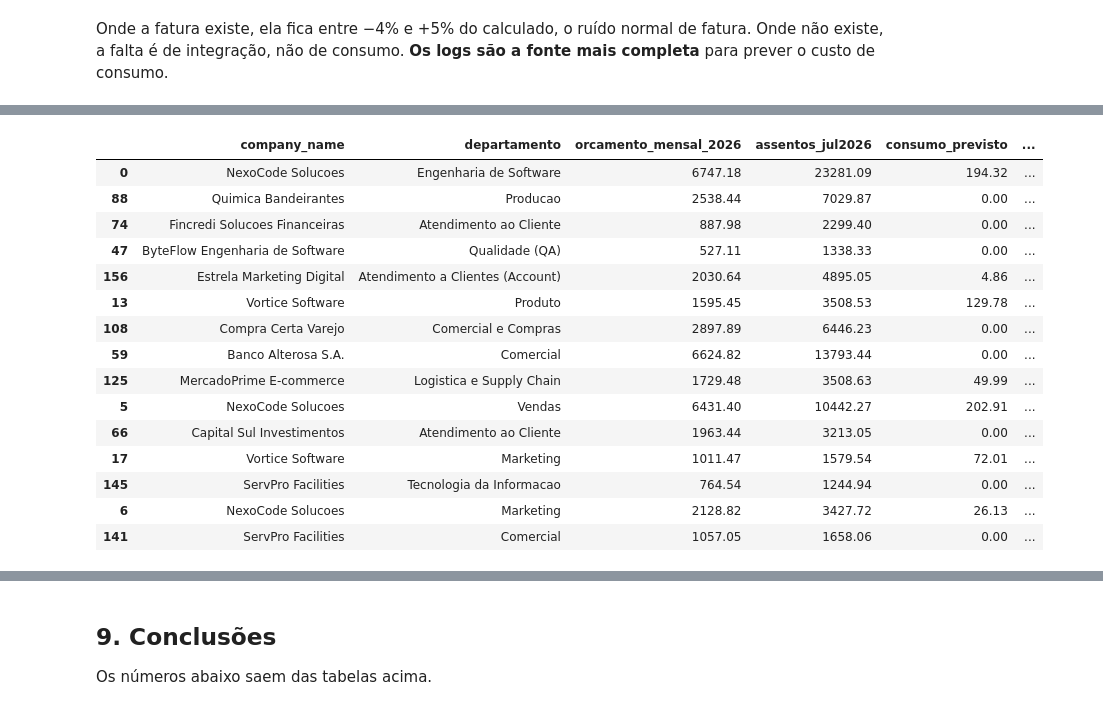
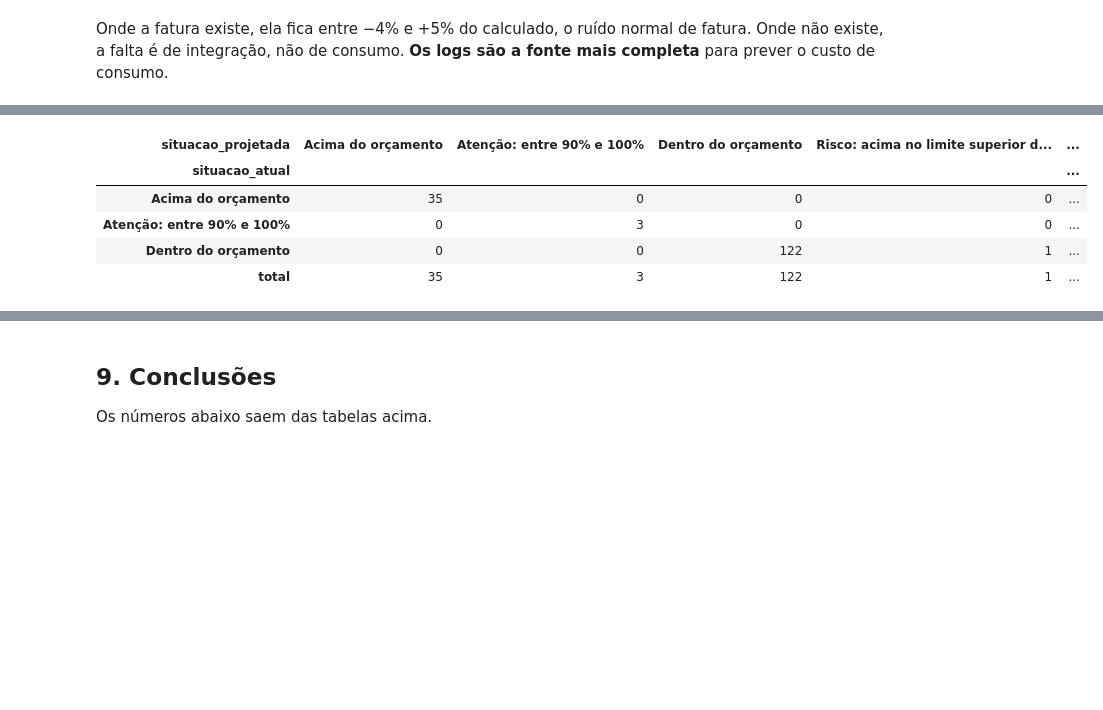
Before and after one commit to ricardojmatteo/DAMA, a Jupyter notebook: Deliverable2/08_Analise_Preditiva/previsao_demanda_custo.ipynb, the cells around one changed output, grey strips where cells are left out. Saved outputs shown, nothing was run; the diff lists cells and outputs as text; code cells hidden in the pictures; blank space fills up the shorter version.

```diff
--- a/Deliverable2/08_Analise_Preditiva/previsao_demanda_custo.ipynb
+++ b/Deliverable2/08_Analise_Preditiva/previsao_demanda_custo.ipynb
@@ -321,13 +486,0 @@ O erro agregado pode esconder empresas mal previstas. A tabela abaixo mostra o W
-# %%
-ESCOLHIDO = tabela_val.index[0]
-print('Modelo escolhido (menor WAPE no backtest):', ESCOLHIDO)
-sel = bt_dem[bt_dem.metodo == ESCOLHIDO]
-wape = lambda g: (g.previsto - g.real).abs().sum() / g.real.sum()
-por_empresa = sel.groupby('empresa').apply(wape, include_groups=False).rename('WAPE').to_frame().join(comp.set_index('company_id').company_name)
-ing = bt_dem[bt_dem.metodo == 'Ingênuo'].groupby('empresa').apply(wape, include_groups=False).rename('WAPE ingênuo')
-por_empresa = por_empresa.join(ing).sort_values('WAPE')
-por_mes = pd.concat({ESCOLHIDO: sel.groupby('mes').apply(wape, include_groups=False),
-                     'Ingênuo': bt_dem[bt_dem.metodo == 'Ingênuo'].groupby('mes').apply(wape, include_groups=False)}, axis=1)
-por_empresa.to_csv(SAIDA / 'erro_por_empresa.csv'); por_mes.to_csv(SAIDA / 'erro_por_mes.csv')
-display(por_empresa.round(3))
-por_mes.round(3).T
@@ -513,6 +910,5 @@ geral_tok.round(3)
 # %%
-METODO_TOK = geral_tok.index[0]
-prev_tok, _ = prever_futuro(tokens, METODO_TOK)
+prev_tok, _ = prever_futuro(tokens, METODO_TOK, q_tok)
 recente = uc[uc.mes >= pd.Period('2026-05', 'M')]
 usd_por_token = (recente.groupby('company_id').custo_usd.sum() / recente.groupby('company_id').tokens.sum()).rename('usd_por_token')
 prev_tok = prev_tok.join(usd_por_token, on='empresa')
@@ -523,8 +919,10 @@ custo_hist_brl = uc.groupby(['company_id', 'mes']).custo_usd.sum().unstack().rei
 resumo_consumo = pd.DataFrame({
     'consumo_jul2026_brl': custo_hist_brl[MESES[-1]],
     'previsto_medio_ago_jan_brl': prev_tok.groupby('empresa').custo_brl_previsto.mean(),
+    'faixa_80_p10': prev_tok.groupby('empresa').custo_brl_p10.mean(),
+    'faixa_80_p90': prev_tok.groupby('empresa').custo_brl_p90.mean(),
     'previsto_jan2027_brl': prev_tok[prev_tok.mes == '2027-01'].set_index('empresa').custo_brl_previsto,
 }).dropna().join(comp.set_index('company_id').company_name)
-print('Modelo dos tokens:', METODO_TOK)
+print('Modelo dos tokens:', METODO_TOK, '| faixa de 80% dos tokens (quantis do log do erro):', q_tok.round(2).to_dict('index'))
 resumo_consumo.round(0)
 # %% [output]
@@ -556,26 +960,51 @@ O orçamento de referência é a **média mensal orçada em 2026** para o centro
 # %%
 orc['mes'] = pd.PeriodIndex(orc.year.astype(str) + '-' + orc.month.astype(str).str.zfill(2), freq='M')
 orc_cc = orc[orc.mes.dt.year == 2026].groupby(['company_id', 'cost_center']).budget_amount.mean().rename('orcamento_mensal_2026')
+# 1. retrato de jul/2026: assentos faturados (BRL) e consumo observado (USD → BRL)
 assentos_cc = fat[(fat.billing_month == '2026-07') & (fat.currency == 'BRL')].groupby(['company_id', 'cost_center']).total_cost.sum().rename('assentos_jul2026')
+cons_jul = uc[uc.mes == MESES[-1]].groupby(['company_id', 'centro']).custo_usd.sum() * CAMBIO
+cons_jul = cons_jul.rename('consumo_jul2026').rename_axis(['company_id', 'cost_center'])
+# 2. componente previsto: consumo médio de ago/2026 a jan/2027, distribuído pela participação do centro em mai a jul/2026
 part = (recente.groupby(['company_id', 'centro']).custo_usd.sum() / recente.groupby('company_id').custo_usd.sum()).rename('participacao').reset_index()
-consumo_emp = prev_tok.groupby('empresa')[['custo_brl_previsto', 'custo_brl_p90']].mean()
-part = part.join(consumo_emp, on='company_id')
-part['consumo_previsto'] = part.participacao * part.custo_brl_previsto
-part['consumo_p90'] = part.participacao * part.custo_brl_p90
-consumo_cc = part[part.centro != 'SEM_CC'].rename(columns={'centro': 'cost_center'}).set_index(['company_id', 'cost_center'])[['consumo_previsto', 'consumo_p90']]
-cc = pd.concat([orc_cc, assentos_cc, consumo_cc], axis=1).fillna(0)
-cc['custo_previsto_mensal'] = cc.assentos_jul2026 + cc.consumo_previsto
-cc['uso_do_orcamento'] = cc.custo_previsto_mensal / cc.orcamento_mensal_2026
-cc['uso_do_orcamento_p90'] = (cc.assentos_jul2026 + cc.consumo_p90) / cc.orcamento_mensal_2026
-cc['situacao'] = np.select([cc.uso_do_orcamento > 1, cc.uso_do_orcamento_p90 > 1, cc.uso_do_orcamento > 0.9],
-                           ['Acima do orçamento', 'Risco: acima no cenário de 90%', 'Atenção: entre 90% e 100%'], 'Dentro do orçamento')
+part = part.join(prev_tok.groupby('empresa')[['custo_brl_previsto', 'custo_brl_p10', 'custo_brl_p90']].mean(), on='company_id')
+for col, base in (('consumo_previsto', 'custo_brl_previsto'), ('consumo_previsto_p10', 'custo_brl_p10'), ('consumo_previsto_p90', 'custo_brl_p90')):
+    part[col] = part.participacao * part[base]
+consumo_cc = part.rename(columns={'centro': 'cost_center'}).set_index(['company_id', 'cost_center'])[['consumo_previsto', 'consumo_previsto_p10', 'consumo_previsto_p90']]
+cc = pd.concat([orc_cc, assentos_cc, cons_jul, consumo_cc], axis=1)
+cc = cc[cc.index.get_level_values('cost_center') != 'SEM_CC'].fillna(0)
+cc = cc[cc.orcamento_mensal_2026 > 0]
+
+def situacao(uso, uso_p90=None):
+    acima_p90 = uso_p90 > 1 if uso_p90 is not None else np.zeros(len(uso), bool)
+    return np.select([uso > 1, acima_p90, uso > 0.9], ['Acima do orçamento', 'Risco: acima no limite superior da faixa de 80%', 'Atenção: entre 90% e 100%'], 'Dentro do orçamento')
+
+cc['uso_atual'] = (cc.assentos_jul2026 + cc.consumo_jul2026) / cc.orcamento_mensal_2026
+cc['situacao_atual'] = situacao(cc.uso_atual)
+cc['custo_mensal_projetado'] = cc.assentos_jul2026 + cc.consumo_previsto
+cc['parcela_prevista'] = cc.consumo_previsto / cc.custo_mensal_projetado
+for suf, col in (('', 'consumo_previsto'), ('_p10', 'consumo_previsto_p10'), ('_p90', 'consumo_previsto_p90')):
+    cc[f'uso_projetado{suf}'] = (cc.assentos_jul2026 + cc[col]) / cc.orcamento_mensal_2026
+cc['situacao_projetada'] = situacao(cc.uso_projetado, cc.uso_projetado_p90)
 cc = cc.reset_index()
 nomes_dep = ler('departments').set_index('department_id').department_name
 cc['departamento'] = cc.cost_center.str.replace('CC-', '', regex=False).map(nomes_dep)
-cc = cc.merge(comp[['company_id', 'company_name']], on='company_id').sort_values('uso_do_orcamento', ascending=False)
+cc = cc.merge(comp[['company_id', 'company_name']], on='company_id').sort_values('uso_projetado', ascending=False).reset_index(drop=True)
 cc.to_csv(SAIDA / 'orcamento_previsto_por_centro_de_custo.csv', index=False)
-print(cc.situacao.value_counts().to_dict())
-print(f"Centros de custo acima do orçamento: {(cc.situacao == 'Acima do orçamento').sum()} de {len(cc)} | "
-      f"excesso mensal somado: R$ {(cc.custo_previsto_mensal - cc.orcamento_mensal_2026).clip(lower=0).sum():,.0f}".replace(',', '.'))
-cc.head(15)[['company_name', 'departamento', 'orcamento_mensal_2026', 'assentos_jul2026', 'consumo_previsto', 'custo_previsto_mensal', 'uso_do_orcamento', 'situacao']].round(2)
+
+total = cc[['assentos_jul2026', 'consumo_jul2026', 'consumo_previsto']].sum()
+custo_total = total.assentos_jul2026 + total.consumo_previsto
+print(f"Custo mensal projetado dos {len(cc)} centros de custo: R$ {br(custo_total)}, dos quais {total.assentos_jul2026 / custo_total:.1%} "
+      f"são assentos de jul/2026 mantidos constantes (retrato) e {total.consumo_previsto / custo_total:.1%} é consumo previsto")
+print(f"Consumo: R$ {br(total.consumo_jul2026)} observados em jul/2026 → R$ {br(total.consumo_previsto)} previstos por mês "
+      f"(faixa de 80%: R$ {br(cc.consumo_previsto_p10.sum())} a R$ {br(cc.consumo_previsto_p90.sum())})")
+excesso = lambda custo: (custo - cc.orcamento_mensal_2026).clip(lower=0).sum()
+print(f"Acima do orçamento — retrato de jul/2026: {(cc.situacao_atual == 'Acima do orçamento').sum()} centros, excesso de R$ "
+      f"{br(excesso(cc.assentos_jul2026 + cc.consumo_jul2026))}/mês | com o consumo previsto: {(cc.situacao_projetada == 'Acima do orçamento').sum()} centros, "
+      f"R$ {br(excesso(cc.custo_mensal_projetado))}/mês")
+mudam = cc[cc.situacao_atual != cc.situacao_projetada]
+print(f"Centros que mudam de situação por causa da previsão de consumo: {len(mudam)}",
+      [f"{r.company_name} · {r.departamento}: {r.situacao_atual} → {r.situacao_projetada}" for r in mudam.itertuples()])
+display(pd.crosstab(cc.situacao_atual, cc.situacao_projetada, margins=True, margins_name='total'))
+cc.head(15)[['company_name', 'departamento', 'orcamento_mensal_2026', 'assentos_jul2026', 'consumo_jul2026', 'consumo_previsto',
+             'consumo_previsto_p10', 'consumo_previsto_p90', 'uso_atual', 'uso_projetado', 'situacao_projetada']].round(2)
 # %% [output]
@@ -584,16 +1015,6 @@ Centros de custo acima do orçamento: 35 de 161 | excesso mensal somado: R$ 83.7
-|  | company_name | departamento | orcamento_mensal_2026 | assentos_jul2026 | consumo_previsto | ... |
-| 0 | NexoCode Solucoes | Engenharia de Software | 6747.18 | 23281.09 | 194.32 | ... |
-| 88 | Quimica Bandeirantes | Producao | 2538.44 | 7029.87 | 0.00 | ... |
-| 74 | Fincredi Solucoes Financeiras | Atendimento ao Cliente | 887.98 | 2299.40 | 0.00 | ... |
-| 47 | ByteFlow Engenharia de Software | Qualidade (QA) | 527.11 | 1338.33 | 0.00 | ... |
-| 156 | Estrela Marketing Digital | Atendimento a Clientes (Account) | 2030.64 | 4895.05 | 4.86 | ... |
-| 13 | Vortice Software | Produto | 1595.45 | 3508.53 | 129.78 | ... |
-| 108 | Compra Certa Varejo | Comercial e Compras | 2897.89 | 6446.23 | 0.00 | ... |
-| 59 | Banco Alterosa S.A. | Comercial | 6624.82 | 13793.44 | 0.00 | ... |
-| 125 | MercadoPrime E-commerce | Logistica e Supply Chain | 1729.48 | 3508.63 | 49.99 | ... |
-| 5 | NexoCode Solucoes | Vendas | 6431.40 | 10442.27 | 202.91 | ... |
-| 66 | Capital Sul Investimentos | Atendimento ao Cliente | 1963.44 | 3213.05 | 0.00 | ... |
-| 17 | Vortice Software | Marketing | 1011.47 | 1579.54 | 72.01 | ... |
-| 145 | ServPro Facilities | Tecnologia da Informacao | 764.54 | 1244.94 | 0.00 | ... |
-| 6 | NexoCode Solucoes | Marketing | 2128.82 | 3427.72 | 26.13 | ... |
-| 141 | ServPro Facilities | Comercial | 1057.05 | 1658.06 | 0.00 | ... |
+| situacao_projetada | Acima do orçamento | Atenção: entre 90% e 100% | Dentro do orçamento | Risco: acima no limite superior d... | ... |
+| situacao_atual |  |  |  |  | ... |
+| Acima do orçamento | 35 | 0 | 0 | 0 | ... |
+| Atenção: entre 90% e 100% | 0 | 3 | 0 | 0 | ... |
+| Dentro do orçamento | 0 | 0 | 122 | 1 | ... |
+| total | 35 | 3 | 122 | 1 | ... |
```
Also changed, not shown: parts of 51 cells of this notebook, 19 other files.
